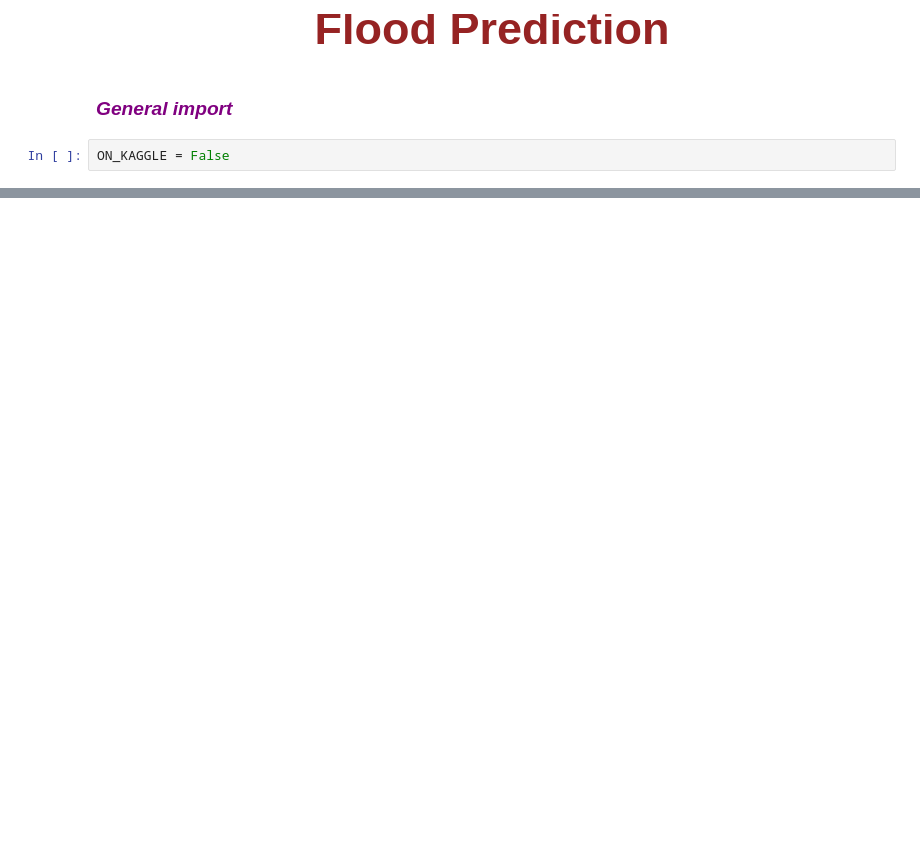
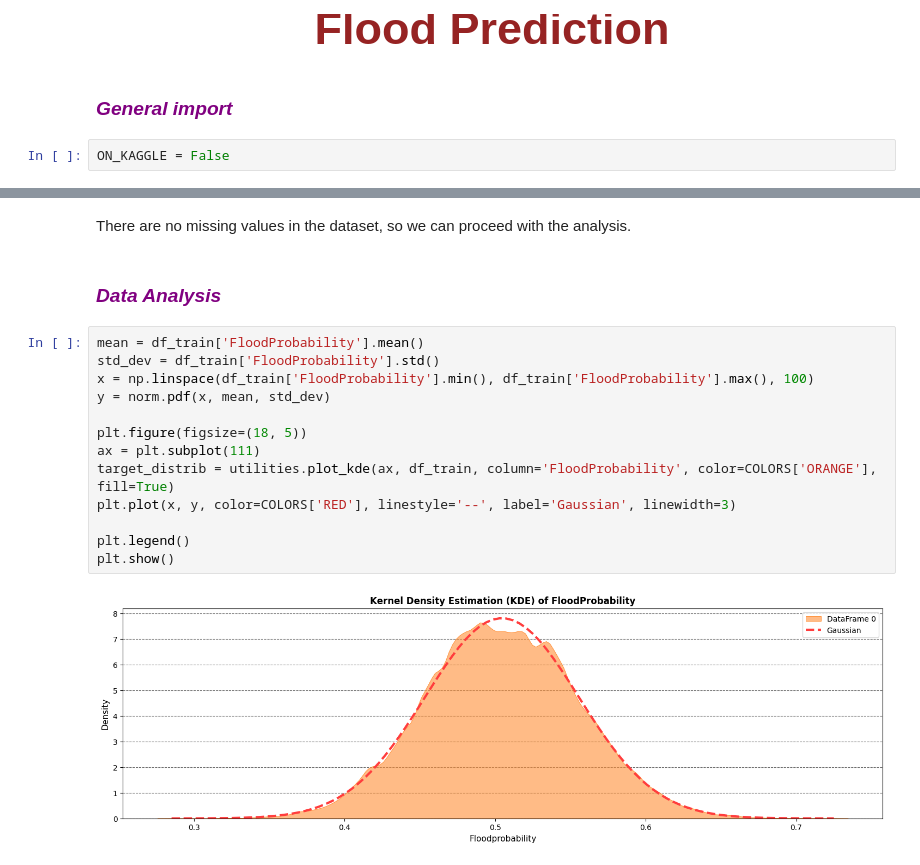
Before and after one commit to ydepledt/kaggle, a Jupyter notebook: flood_pred/flood_pred.ipynb, the cells around one changed output, grey strips where cells are left out. Saved outputs shown, nothing was run; the diff lists cells and outputs as text; blank space fills up the shorter version.

```diff
--- a/flood_pred/flood_pred.ipynb
+++ b/flood_pred/flood_pred.ipynb
@@ -39,0 +150,19 @@ assert df_train.columns[:-1].equals(df_test.columns)
+# %% [markdown]
+There are no missing values in the dataset, so we can proceed with the analysis.
+# %% [markdown]
+### <span style="color:#800080; font-style:italic; font-family:Arial;">Data Analysis</span>
+# %%
+mean = df_train['FloodProbability'].mean()
+std_dev = df_train['FloodProbability'].std()
+x = np.linspace(df_train['FloodProbability'].min(), df_train['FloodProbability'].max(), 100)
+y = norm.pdf(x, mean, std_dev)
+
+plt.figure(figsize=(18, 5))
+ax = plt.subplot(111)
+target_distrib = utilities.plot_kde(ax, df_train, column='FloodProbability', color=COLORS['ORANGE'], fill=True)
+plt.plot(x, y, color=COLORS['RED'], linestyle='--', label='Gaussian', linewidth=3)
+
+plt.legend()
+plt.show()
+# %% [output]
+[figure, added]
```
Also changed, not shown: parts of 20 cells of this notebook, 3 other files.
